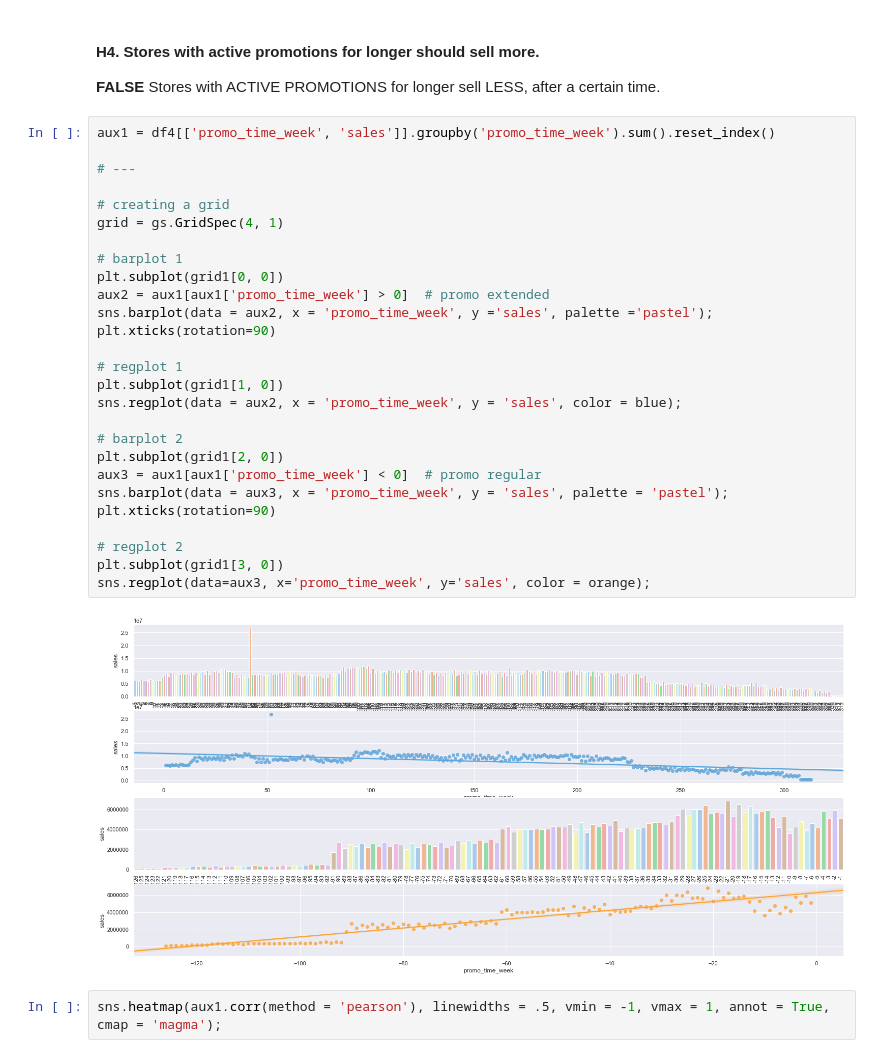
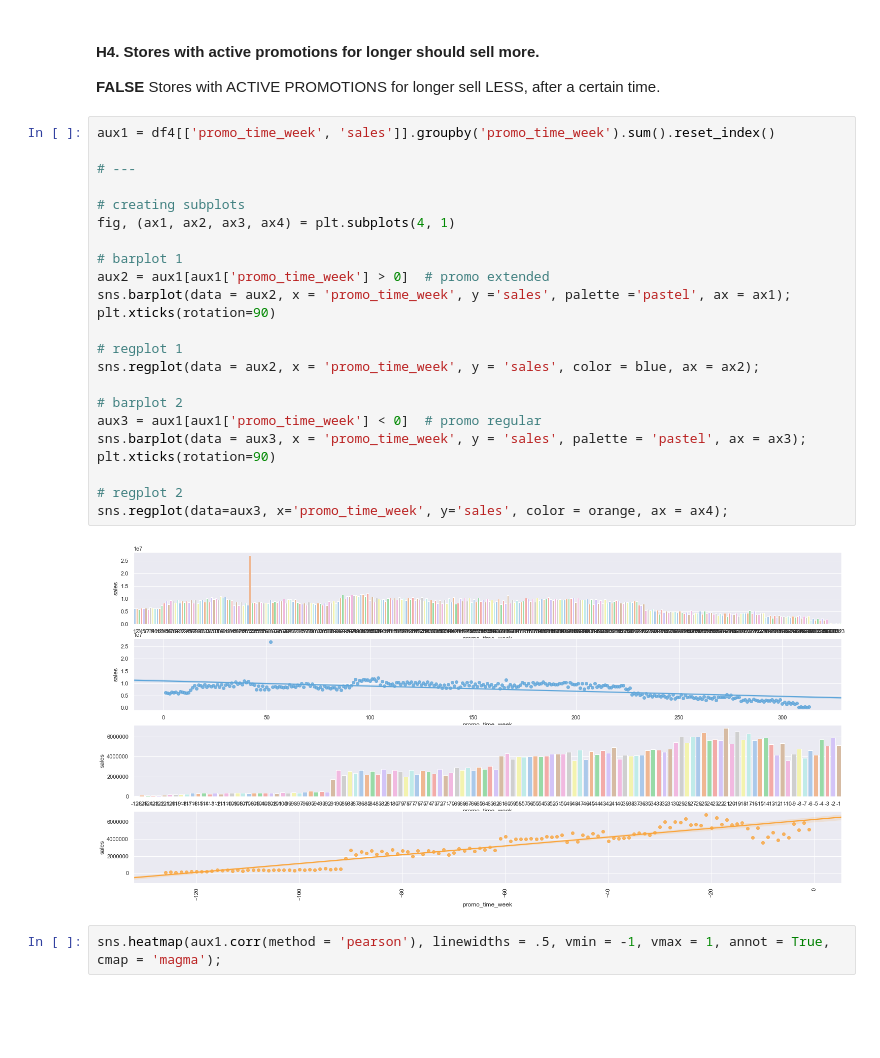
Before and after one commit to GuttoF/Rossmann-Store-Sales, a Jupyter notebook: rossmann_store_sales.ipynb, the cells around one changed output. Drawn from its saved outputs; the diff is of its cells as text; blank space fills up the shorter version.

```diff
--- a/rossmann_store_sales.ipynb
+++ b/rossmann_store_sales.ipynb
@@ -873,32 +895,28 @@ ax = sns.heatmap(aux1.corr(method = 'pearson'), linewidths = .5, vmin = -1, vmax
 # %%
 aux1 = df4[['promo_time_week', 'sales']].groupby('promo_time_week').sum().reset_index()
 
 # ---
 
-# creating a grid
-grid = gs.GridSpec(4, 1)
+# creating subplots
+fig, (ax1, ax2, ax3, ax4) = plt.subplots(4, 1)
 
 # barplot 1
-plt.subplot(grid1[0, 0])
 aux2 = aux1[aux1['promo_time_week'] > 0]  # promo extended
-sns.barplot(data = aux2, x = 'promo_time_week', y ='sales', palette ='pastel');
+sns.barplot(data = aux2, x = 'promo_time_week', y ='sales', palette ='pastel', ax = ax1);
 plt.xticks(rotation=90)
 
 # regplot 1
-plt.subplot(grid1[1, 0])
-sns.regplot(data = aux2, x = 'promo_time_week', y = 'sales', color = blue);
+sns.regplot(data = aux2, x = 'promo_time_week', y = 'sales', color = blue, ax = ax2);
 
 # barplot 2
-plt.subplot(grid1[2, 0])
 aux3 = aux1[aux1['promo_time_week'] < 0]  # promo regular
-sns.barplot(data = aux3, x = 'promo_time_week', y = 'sales', palette = 'pastel');
+sns.barplot(data = aux3, x = 'promo_time_week', y = 'sales', palette = 'pastel', ax = ax3);
 plt.xticks(rotation=90)
 
 # regplot 2
-plt.subplot(grid1[3, 0])
-sns.regplot(data=aux3, x='promo_time_week', y='sales', color = orange);
+sns.regplot(data=aux3, x='promo_time_week', y='sales', color = orange, ax = ax4);
 # %% [output]
-[figure, old version]
+[figure, new version]
 # %%
 sns.heatmap(aux1.corr(method = 'pearson'), linewidths = .5, vmin = -1, vmax = 1, annot = True, cmap = 'magma');
 # %% [output]
```
Also changed, not shown: parts of 111 cells of this notebook, 2 other files.
